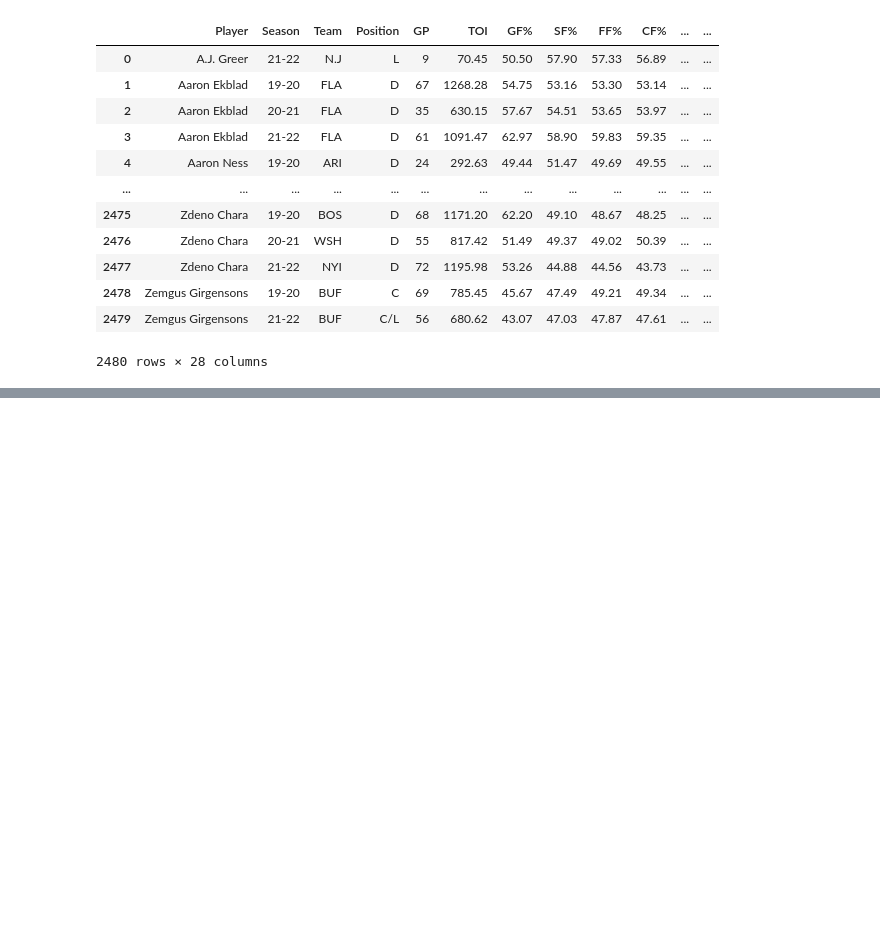
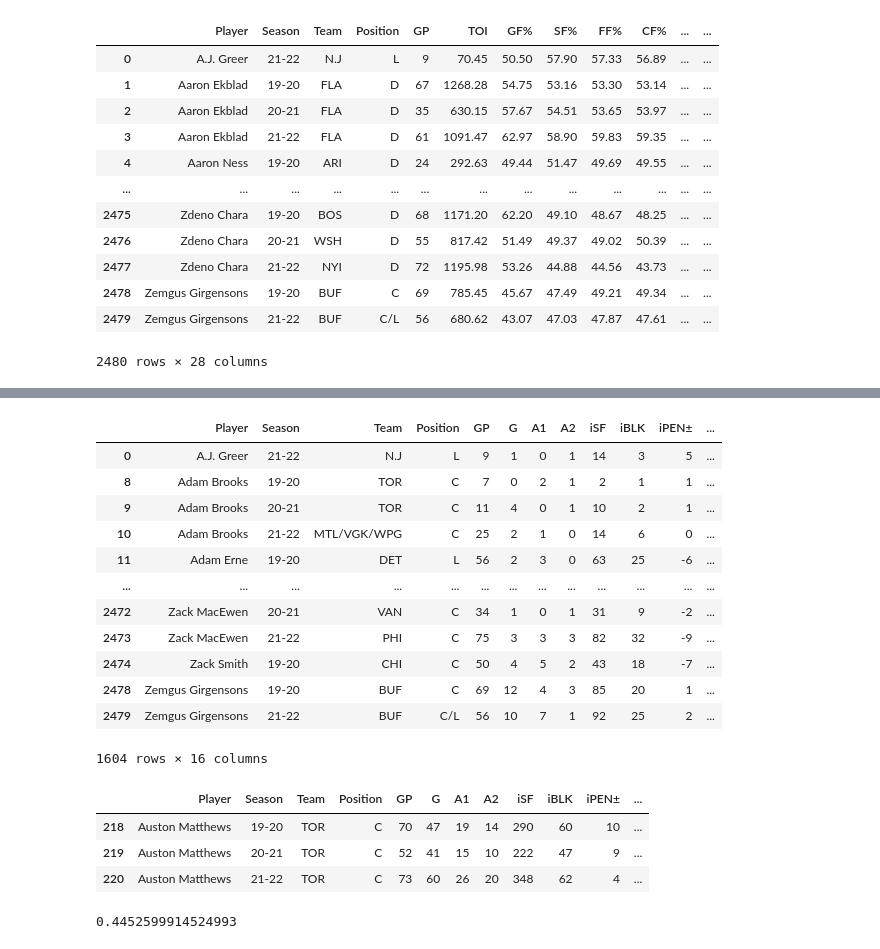
Before and after one commit to danmartin25/Hockey_Model, a Jupyter notebook: Hockey Model Mark I.ipynb, the cells around one changed output, grey strips where cells are left out. Drawn from its saved outputs; the diff is of its cells as text; code cells hidden in the pictures; blank space fills up the shorter version.

Commit message:
Added GSVA.

```diff
--- a/Hockey Model Mark I.ipynb
+++ b/Hockey Model Mark I.ipynb
@@ -493,0 +494,38 @@ Game_Score
+# %%
+#Separate Data into forwards and defensemen
+forwards_GS = Game_Score.loc[Game_Score.Position!="D"]
+defense_GS = Game_Score.loc[Game_Score.Position=="D"]
+# %%
+#Calculate Average Game Score for forwards and defensemen
+avg_GS_forwards = forwards_GS['GS'].mean()
+avg_GS_defense = defense_GS['GS'].mean()
+# %%
+#Calculate GSVA for forwards
+pd.options.mode.chained_assignment = None
+forwards_GS['GSVA'] = forwards_GS['GS']-avg_GS_forwards
+forwards_GS
+# %% [output]
+|  | Player | Season | Team | Position | GP | G | A1 | A2 | iSF | iBLK | iPEN± | ... |
+| 0 | A.J. Greer | 21-22 | N.J | L | 9 | 1 | 0 | 1 | 14 | 3 | 5 | ... |
+| 8 | Adam Brooks | 19-20 | TOR | C | 7 | 0 | 2 | 1 | 2 | 1 | 1 | ... |
+| 9 | Adam Brooks | 20-21 | TOR | C | 11 | 4 | 0 | 1 | 10 | 2 | 1 | ... |
+| 10 | Adam Brooks | 21-22 | MTL/VGK/WPG | C | 25 | 2 | 1 | 0 | 14 | 6 | 0 | ... |
+| 11 | Adam Erne | 19-20 | DET | L | 56 | 2 | 3 | 0 | 63 | 25 | -6 | ... |
+| ... | ... | ... | ... | ... | ... | ... | ... | ... | ... | ... | ... | ... |
+| 2472 | Zack MacEwen | 20-21 | VAN | C | 34 | 1 | 0 | 1 | 31 | 9 | -2 | ... |
+| 2473 | Zack MacEwen | 21-22 | PHI | C | 75 | 3 | 3 | 3 | 82 | 32 | -9 | ... |
+| 2474 | Zack Smith | 19-20 | CHI | C | 50 | 4 | 5 | 2 | 43 | 18 | -7 | ... |
+| 2478 | Zemgus Girgensons | 19-20 | BUF | C | 69 | 12 | 4 | 3 | 85 | 20 | 1 | ... |
+| 2479 | Zemgus Girgensons | 21-22 | BUF | C/L | 56 | 10 | 7 | 1 | 92 | 25 | 2 | ... |
+1604 rows × 16 columns
+# %%
+forwards_GS.loc[forwards_GS.Player=='Auston Matthews']
+# %% [output]
+|  | Player | Season | Team | Position | GP | G | A1 | A2 | iSF | iBLK | iPEN± | ... |
+| 218 | Auston Matthews | 19-20 | TOR | C | 70 | 47 | 19 | 14 | 290 | 60 | 10 | ... |
+| 219 | Auston Matthews | 20-21 | TOR | C | 52 | 41 | 15 | 10 | 222 | 47 | 9 | ... |
+| 220 | Auston Matthews | 21-22 | TOR | C | 73 | 60 | 26 | 20 | 348 | 62 | 4 | ... |
+# %%
+avg_GS_forwards
+# %% [output]
+0.4452599914524993
```
Also changed, not shown: parts of 4 cells of this notebook.
